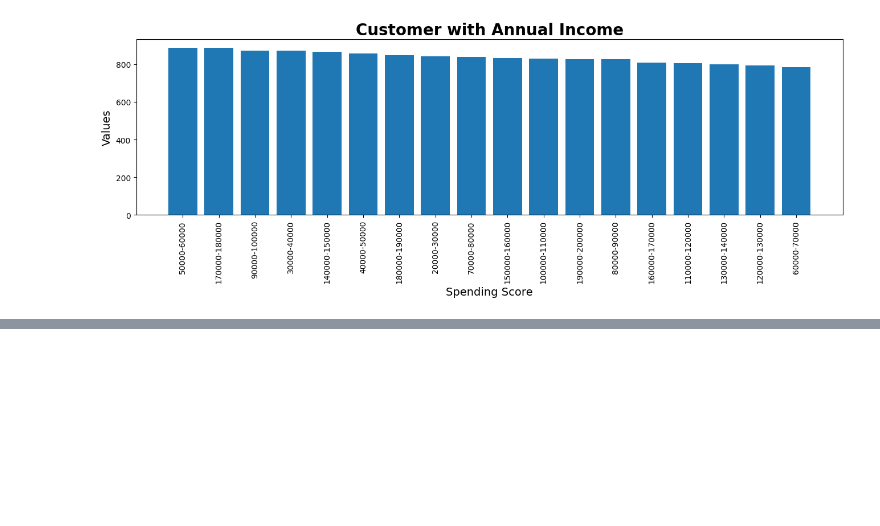
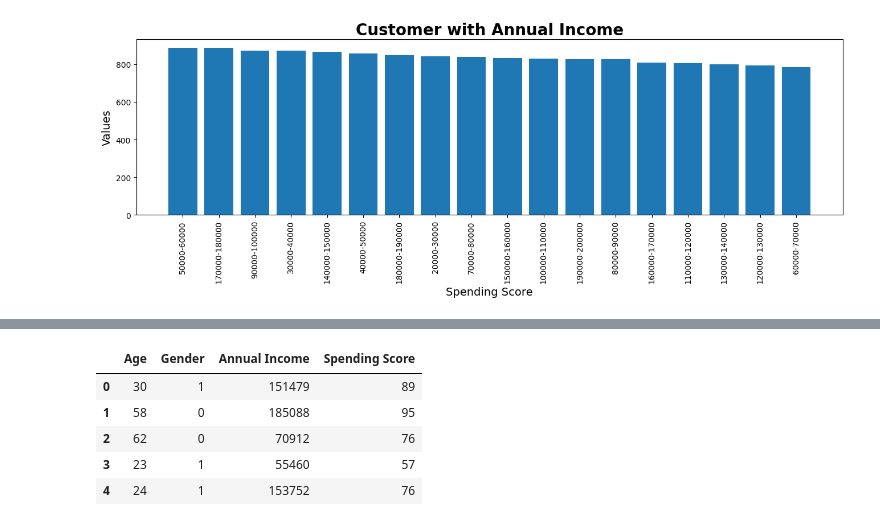
Before and after one commit to adityashakya836/pandas, a Jupyter notebook: shopping-mall-customer-segmentation.ipynb, the cells around one changed output, grey strips where cells are left out. Cells and saved outputs as stored; diff of their text form; code cells hidden in the pictures; blank space fills up the shorter version.

```diff
--- a/shopping-mall-customer-segmentation.ipynb
+++ b/shopping-mall-customer-segmentation.ipynb
@@ -151,0 +183,12 @@ grouped_data = data.groupby(['Age','Gender']).sum()
+# %%
+# converting Categorical column into numerical
+data['Gender'] = data['Gender'].apply(lambda x: 1 if x == "Male" else 0)
+# %%
+data.head()
+# %% [output]
+|  | Age | Gender | Annual Income | Spending Score |
+| 0 | 30 | 1 | 151479 | 89 |
+| 1 | 58 | 0 | 185088 | 95 |
+| 2 | 62 | 0 | 70912 | 76 |
+| 3 | 23 | 1 | 55460 | 57 |
+| 4 | 24 | 1 | 153752 | 76 |
```
Also changed, not shown: parts of 8 cells of this notebook.
